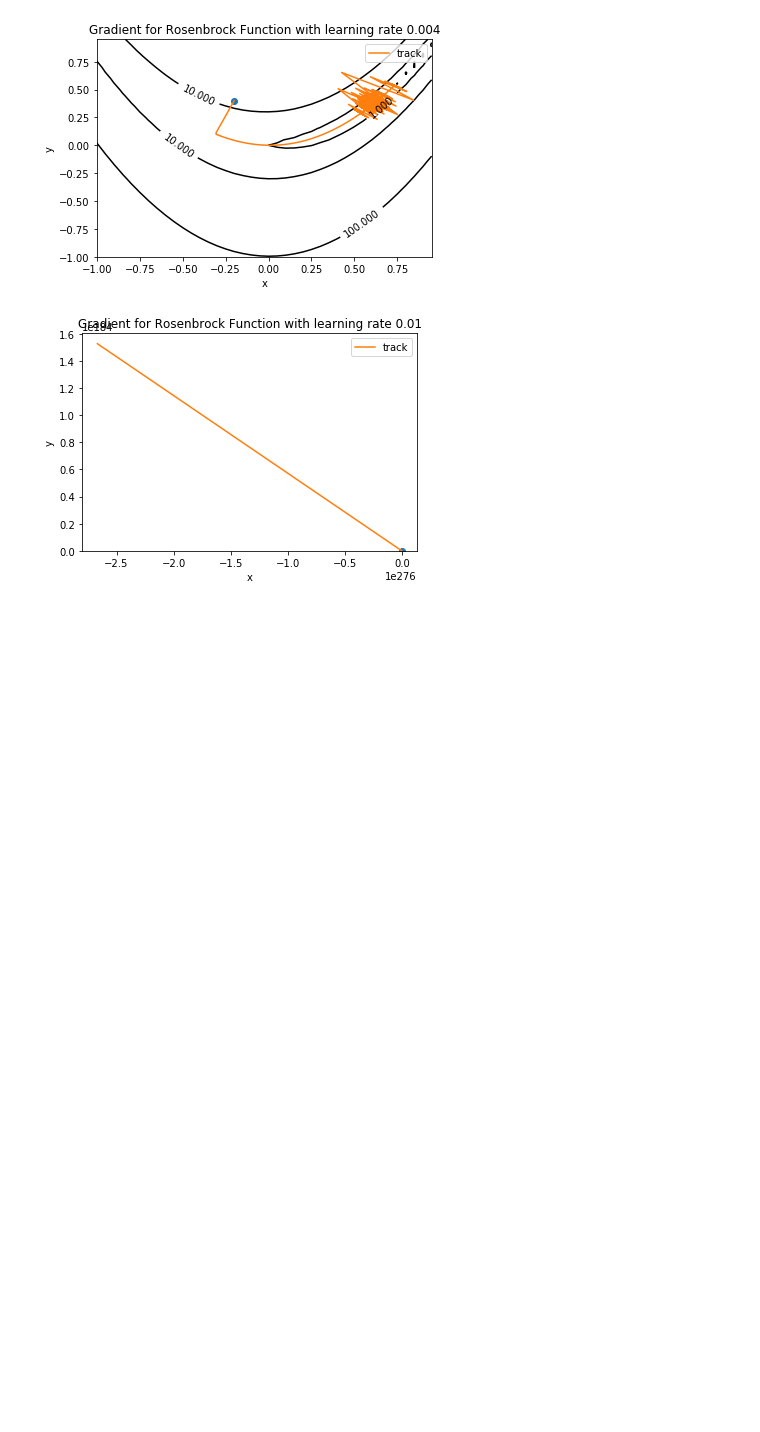
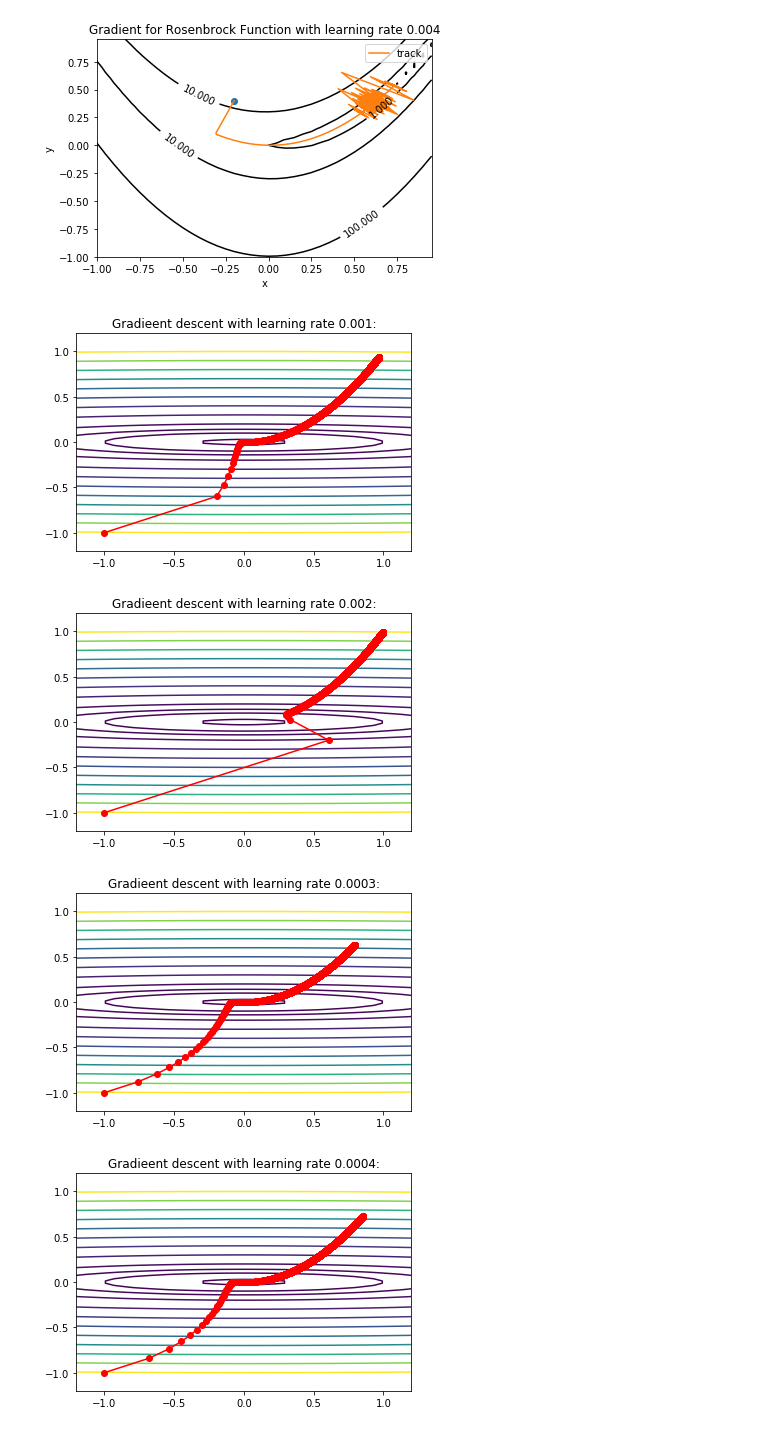
Before and after one commit to WuZhuoran/ANLY-590-Neural-Nets-and-Deep-Learning, a Jupyter notebook: Assignment1/assignment1.ipynb, the cells around one changed output. Drawn from its saved outputs; the diff is of its cells as text; code cells hidden in the pictures; blank space fills up the shorter version.

```diff
--- a/Assignment1/assignment1.ipynb
+++ b/Assignment1/assignment1.ipynb
@@ -308,32 +345,43 @@ draw_graph(6000, 0.004)
 # %%
 # GD
 
+def f2(x):
+    return (1 - x[0]) ** 2 + 100 * (x[1] - x[0] * x[0]) ** 2
+
+def grad2(x):
+    return np.array([2 * x[0] - 2 + 400 * x[0] * (x[0] * x[0] - x[1]), 200 * (x[1] - x[0] * x[0])])
+
+def gd2(x, grad, alpha, max_iter=10):
+    xs = np.zeros((1 + max_iter, x.shape[0]))
+    xs[0,:] = x
+    for i in range(max_iter):
+        x = x - alpha * grad(x)
+        xs[i+1,:] = x
+    return xs
+
+
 def draw_graph_2(iterations, learning_rate):
+    alpha = learning_rate
+    x0 = np.array([-1,-1])
+    xs = gd2(x0, grad2, alpha, max_iter=iterations)
 
     x = np.linspace(-1.2, 1.2, 100)
     y = np.linspace(-1.2, 1.2, 100)
     X, Y = np.meshgrid(x, y)
     levels = [0.1,1,2,4,9, 16, 25, 36, 49, 64, 81, 100]
     Z = x**2 + 100*Y**2
     c = plt.contour(X, Y, Z, levels)
-
-    x = np.matrix([[-1], [-1]])
-    xv = [x[0, 0]]
-    yv = [x[1, 0]]
-    plt.plot(x[0, 0], x[1, 0], marker='o')
-
-    grad_descent(x, iterations, learning_rate, xv, yv)
-    plt.plot(xv, yv, label='track')
-    plt.xlabel('x')
-    plt.ylabel('y')
-    plt.title('Gradient for Rosenbrock Function with learning rate {lr}'.format(lr = learning_rate))
-    plt.legend()
+    plt.plot(xs[:, 0], xs[:, 1], 'o-', c='red')
+    plt.title('Gradieent descent with learning rate {lr}:'.format(lr = learning_rate))
     plt.show()
 
 
-draw_graph_2(6000, 0.01)
-# draw_graph_2(6000, 0.002)
-# draw_graph_2(6000, 0.003)
-# draw_graph_2(6000, 0.004)
+draw_graph_2(6000, 0.001)
+draw_graph_2(6000, 0.002)
+draw_graph_2(6000, 0.0003)
+draw_graph_2(6000, 0.0004)
 # %% [output]
-[figure, old version]
+[figure, new version]
+[figure, added]
+[figure, added]
+[figure, added]
```
Also changed, not shown: parts of 25 cells of this notebook.
